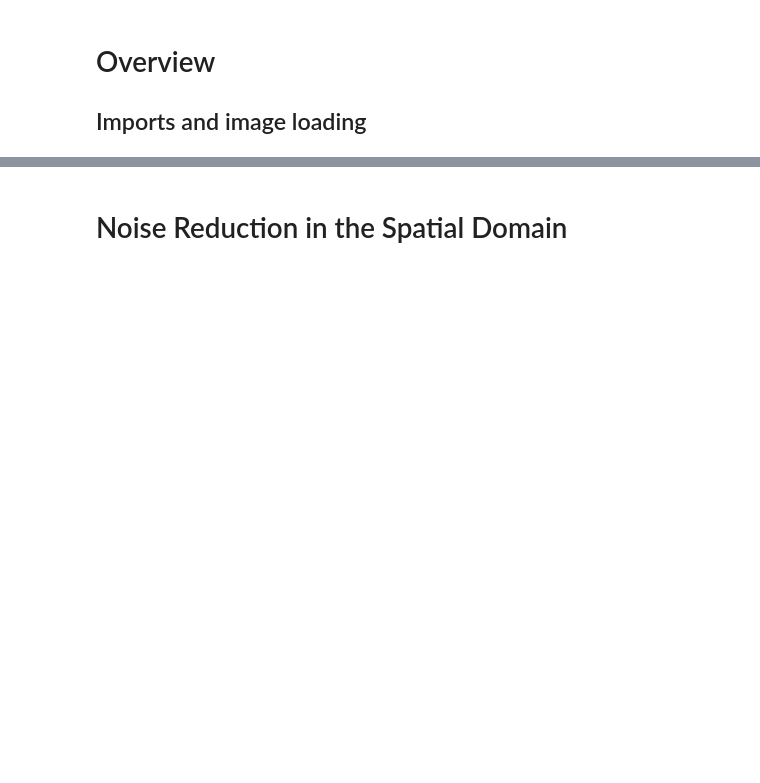
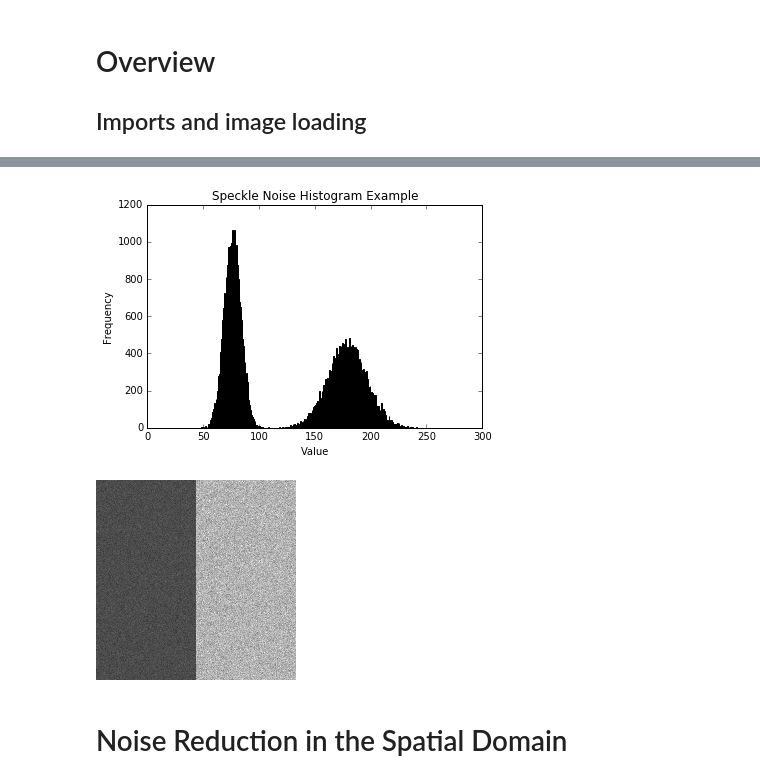
Before and after one commit to Erik-J-D/SYDE575-lab, a Jupyter notebook: LAB_2/Lab 2.ipynb, the cells around one changed output, grey strips where cells are left out. Saved outputs shown, nothing was run; the diff lists cells and outputs as text; code cells hidden in the pictures; blank space fills up the shorter version.

```diff
--- a/LAB_2/Lab 2.ipynb
+++ b/LAB_2/Lab 2.ipynb
@@ -60,3 +76,10 @@ def plot_histogram(im, title):
+# %%
+grayscale_speckle = speckle_noise(grayscale, 0.01)
+plot_histogram(grayscale_speckle, "Speckle Noise Histogram Example")
+grayscale_speckle
+# %% [output]
+[figure, added]
+[figure, added]
 # %% [markdown]
 # Noise Reduction in the Spatial Domain
 # %%
```
Also changed, not shown: parts of 12 cells of this notebook.
